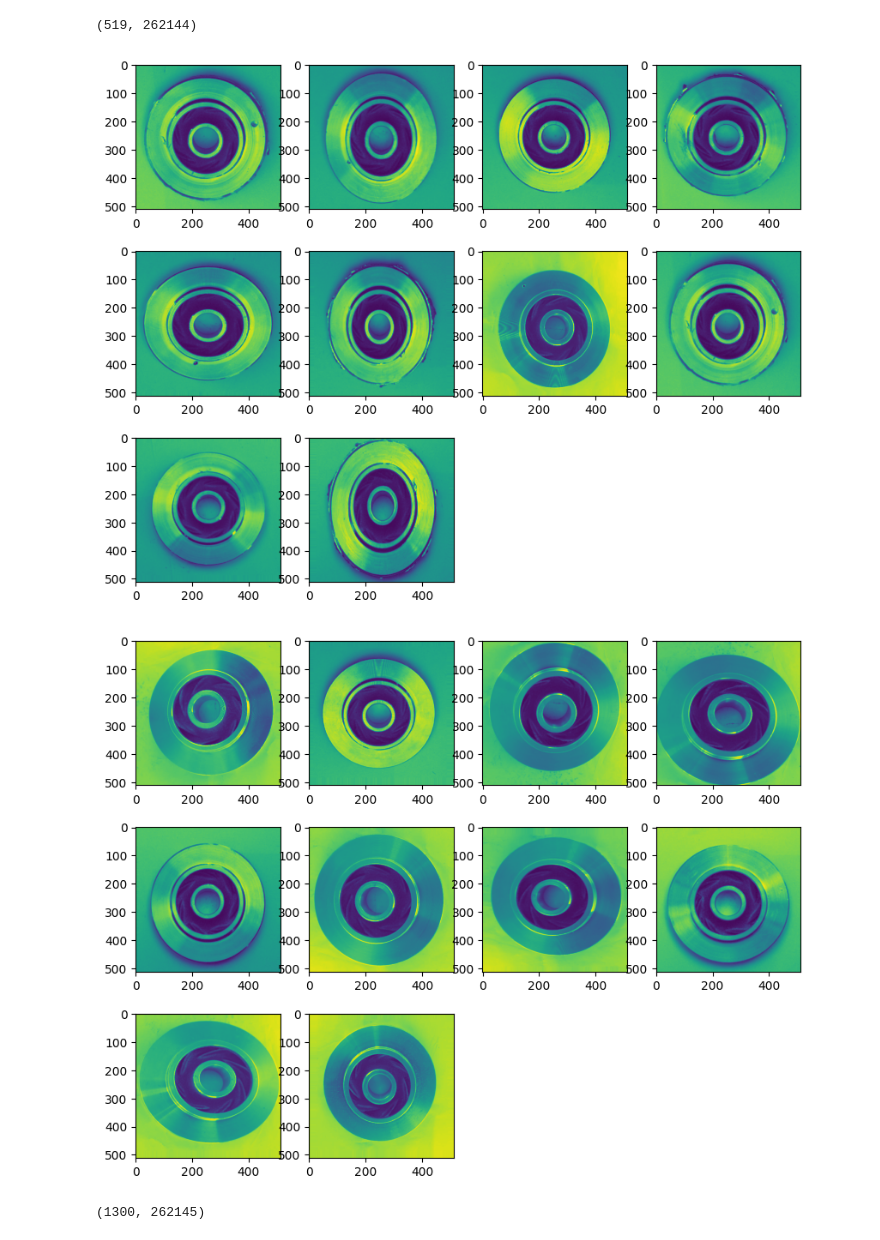
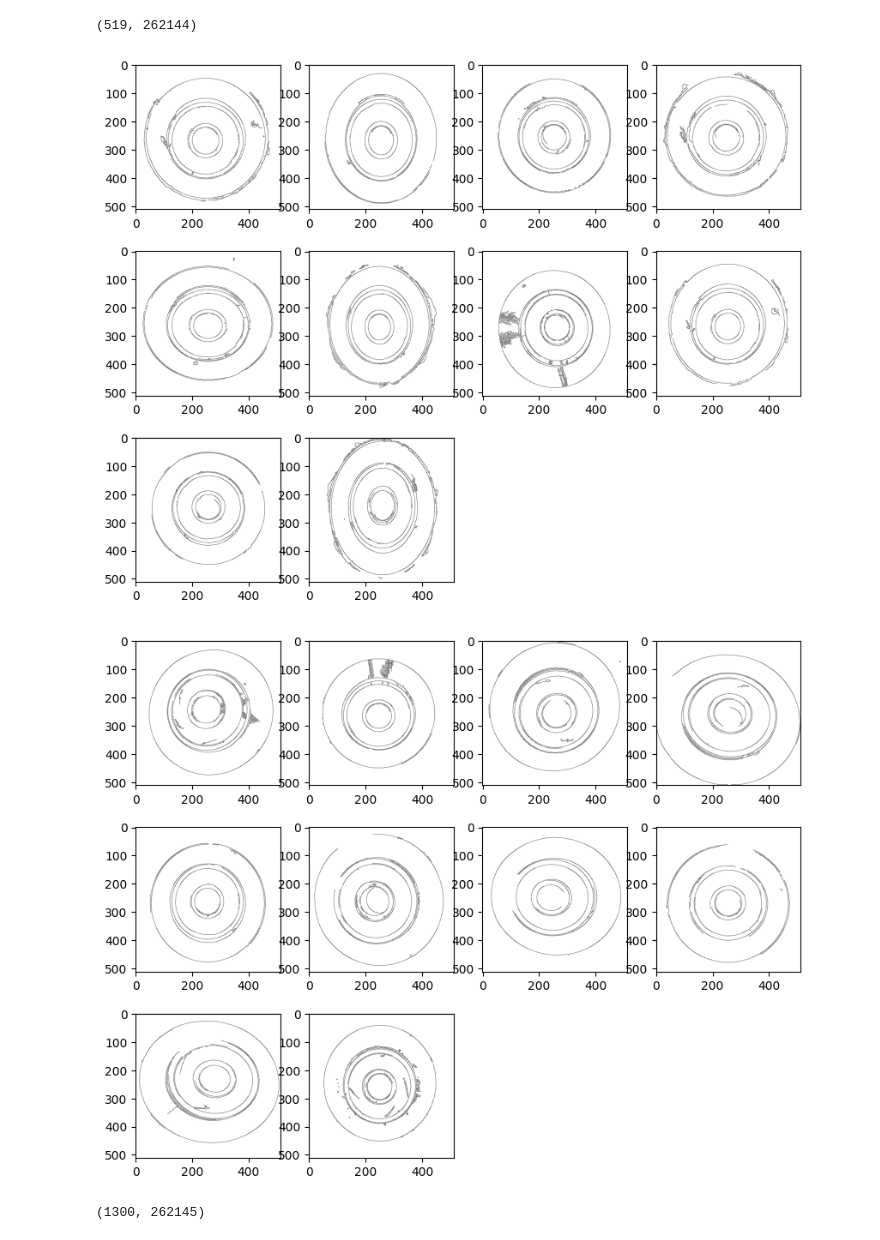
Before and after one commit to kalepravinkumars/2019-CS109A, a Jupyter notebook: Manufacturing_Intelligence_ITR_1.ipynb, the cells around one changed output. Saved outputs shown, nothing was run; the diff lists cells and outputs as text; code cells hidden in the pictures.

```diff
--- a/Manufacturing_Intelligence_ITR_1.ipynb
+++ b/Manufacturing_Intelligence_ITR_1.ipynb
@@ -31,6 +31,21 @@ if gpus:
 # %%
 #directiry name
 dir512x512='/content/drive/MyDrive/Colab Notebooks/CastingProductImageData/casting_512x512/casting_512x512'
+# %%
+def edge_det(image):
+  image=image.reshape(512,512)
+  # Apply Canny edge detection
+  edges = cv2.Canny(image, 250, 50)  # Adjust the threshold values as per your preference
+
+  # Create a blank image with white background
+  height, width = image.shape[:2]
+  blank_image = np.zeros((height, width, 1), np.uint8)
+  blank_image.fill(255)
+
+  # Set the edges on the blank image to black
+  blank_image[edges != 0] = (0)
+
+  return blank_image
 # %%
 df_stats_def=pd.DataFrame()
 # Get a list of all the files in the directory
@@ -38,14 +53,16 @@ extra='/def_front/'
 directory=dir512x512+extra
 files = os.listdir(directory)
 
+img_edgedata=[]
+passfail=[]
+
 # Filter the list to only include JPEG files
 jpeg_files = [f for f in files if f.endswith('.jpeg')]
 df_stats_def['filename']=jpeg_files
 
 
-img_flat_data=np.array([cvtColor(imread(dir512x512+extra+f), COLOR_BGR2GRAY).flatten() for f in jpeg_files])
-df_stats_def['mean']=[np.mean(cvtColor(imread(dir512x512+extra+f), COLOR_BGR2GRAY).flatten()) for f in jpeg_files]
-
+img_flat_data=np.array([edge_det(cvtColor(imread(dir512x512+extra+f), COLOR_BGR2GRAY)).flatten() for f in jpeg_files])
+df_stats_def['mean']=[np.mean(edge_det(cvtColor(imread(dir512x512+extra+f), COLOR_BGR2GRAY)).flatten()) for f in jpeg_files]
 df_f=pd.DataFrame(img_flat_data)
 
 
@@ -60,8 +77,8 @@ jpeg_files = [f for f in files if f.endswith('.jpeg')]
 df_stats_ok['filename']=jpeg_files
 
 
-img_flat_data=np.array([cvtColor(imread(dir512x512+extra+f), COLOR_BGR2GRAY).flatten() for f in jpeg_files])
-df_stats_ok['mean']=[np.mean(cvtColor(imread(dir512x512+extra+f), COLOR_BGR2GRAY).flatten()) for f in jpeg_files]
+img_flat_data=np.array([edge_det(cvtColor(imread(dir512x512+extra+f), COLOR_BGR2GRAY)).flatten() for f in jpeg_files])
+df_stats_ok['mean']=[np.mean(edge_det(cvtColor(imread(dir512x512+extra+f), COLOR_BGR2GRAY)).flatten()) for f in jpeg_files]
 df_p=pd.DataFrame(img_flat_data)
 # %%
 df_p.head()
@@ -112,19 +129,19 @@ df_p.shape
 # %%
 #Fail or NoOkey or defective parts
 plt.figure(figsize=(10,8))
 for i in range(10):
     plt.subplot(3,4,i+1)
-    plt.imshow(df_f.iloc[i:i+1,:].values.reshape(512,512))
+    plt.imshow(df_f.iloc[i:i+1,:].values.reshape(512,512,1),cmap='gray')
 # %% [output]
-[figure, old version]
+[figure, new version]
 # %%
 #Pass or Okey or without defect parts
 plt.figure(figsize=(10,8))
 for i in range(10):
     plt.subplot(3,4,i+1)
-    plt.imshow(df_p.iloc[i:i+1,:].values.reshape(512,512))
+    plt.imshow(df_p.iloc[i:i+1,:].values.reshape(512,512,1), cmap='gray')
 # %% [output]
-[figure, old version]
+[figure, new version]
 # %%
 # Define Y or resonse
 # 0 means Fail, and 1 mean Pass
```
Also changed, not shown: parts of 30 cells of this notebook.
